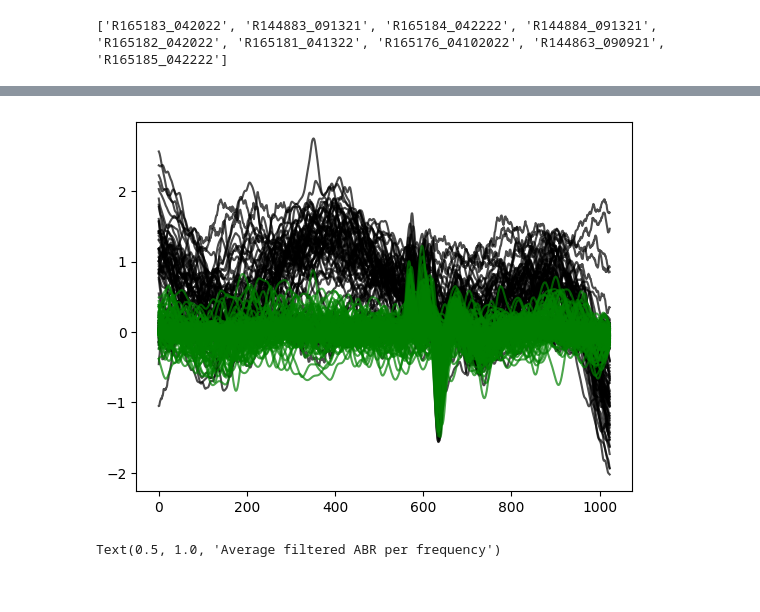
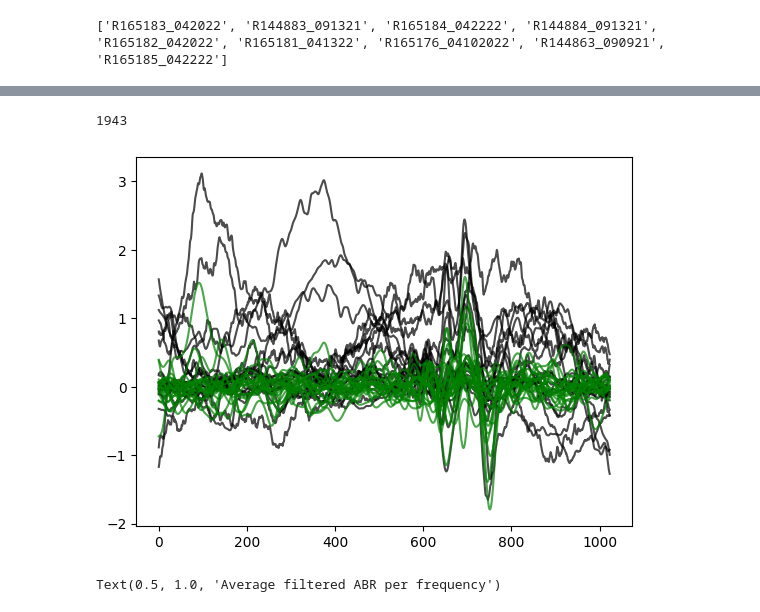
Before and after one commit to DeckerDreams/ABR_Processing, a Jupyter notebook: auto_abr_updated.ipynb, the cells around one changed output, grey strips where cells are left out. Drawn from its saved outputs; the diff is of its cells as text; code cells hidden in the pictures.

Commit message:
random sampler

```diff
--- a/auto_abr_updated.ipynb
+++ b/auto_abr_updated.ipynb
@@ -16,9 +17,6 @@ folder = "data_text_files/"
 rats = os.listdir(folder)
 rats = list(filter(lambda x: x!=".DS_Store", rats))
 print(rats)
-
-
-
 
 
 #functions
@@ -68,6 +66,7 @@ freqs = [0, 2000, 4000, 8000, 16000, 24000, 32000]
 # dbs = [90, 85, 80, 75, 70, 65, 60, 55, 50, 45, 40, 35, 30, 25, 20, 15, 90, 85, 80, 75, 70, 65, 60, 55, 50, 45, 40, 35, 30, 25, 20, 15] --> read from file some stops at 20, 15 or 10
 
 f = 0
+index = 0
 
 for rat in rats:
     i = 0
@@ -147,28 +146,33 @@ df_all
 | 1941 | R165185_042222 | 32000 | [25] | R | [-0.0922, -0.0999, -0.1117, -0.12... | [-0.032800701055585704, -0.040682... |
 | 1942 | R165185_042222 | 32000 | [20] | R | [-0.0001, -0.0094, -0.0202, -0.03... | [-0.015176169038796926, -0.022822... |
 1943 rows × 6 columns
+# %%
+len(df_all)
+# %% [output]
+1943
 # %%
 #visualize filter
+
 
 fi = df_all['filtered']
 ra = df_all['ABR']
 
+rand = random.sample(range(0, len(df_all)), 20)
 
 
-def filt_plot(min, max, c):
-    for w in range(min, max):
+def filt_plot(c):
+    for w in rand:
         plt.plot(fi[w], c,  alpha = .7)
 
-def ra_plot(min, max, c):
-    for w in range(min, max):
+def ra_plot(c):
+    for w in rand:
         plt.plot(ra[w], c, alpha = .7)
 
 
-
-ra_plot(100, 214, 'black')
-filt_plot(100, 214, 'g')
+ra_plot('black')
+filt_plot('g')
 # %% [output]
-[figure, old version]
+[figure, new version]
 # %%
 fig, ax = plt.subplots(1, 1, figsize=(20, 20))
 
```
Also changed, not shown: parts of 5 cells of this notebook.
